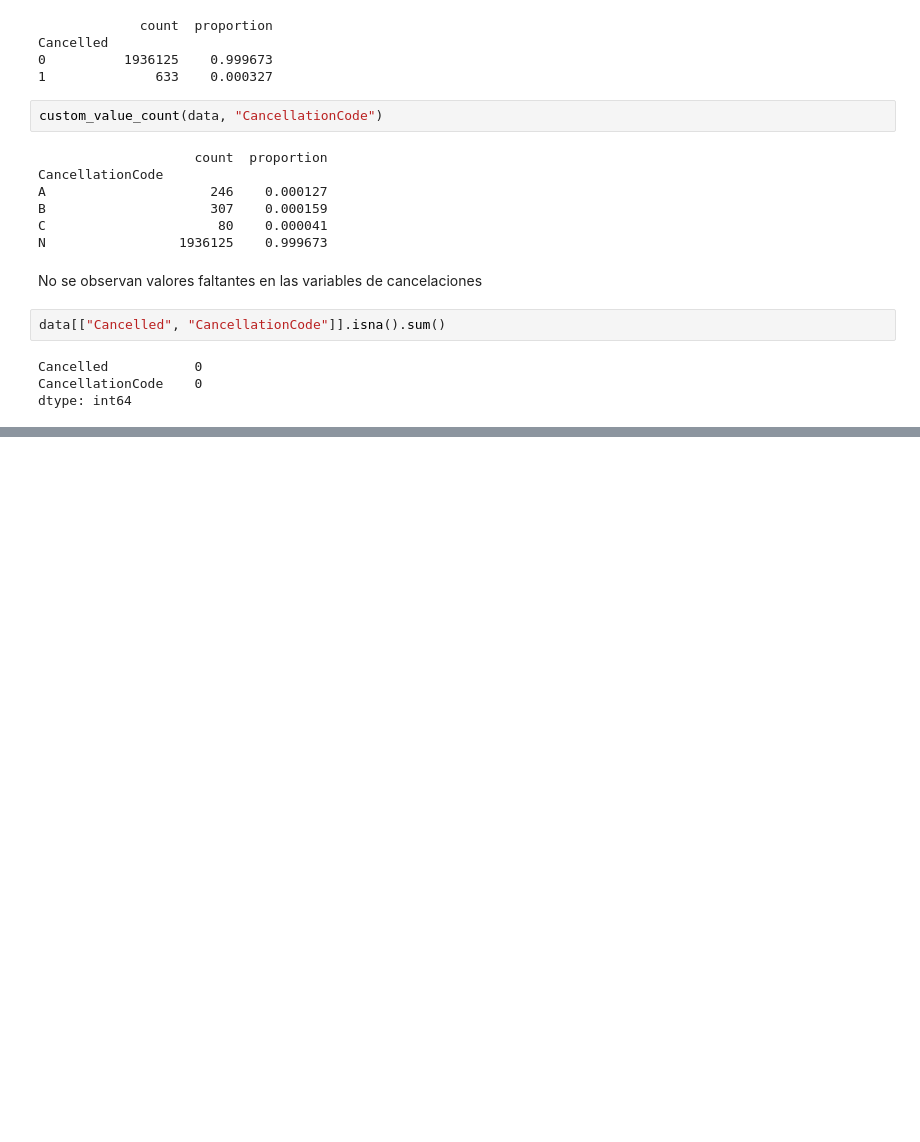
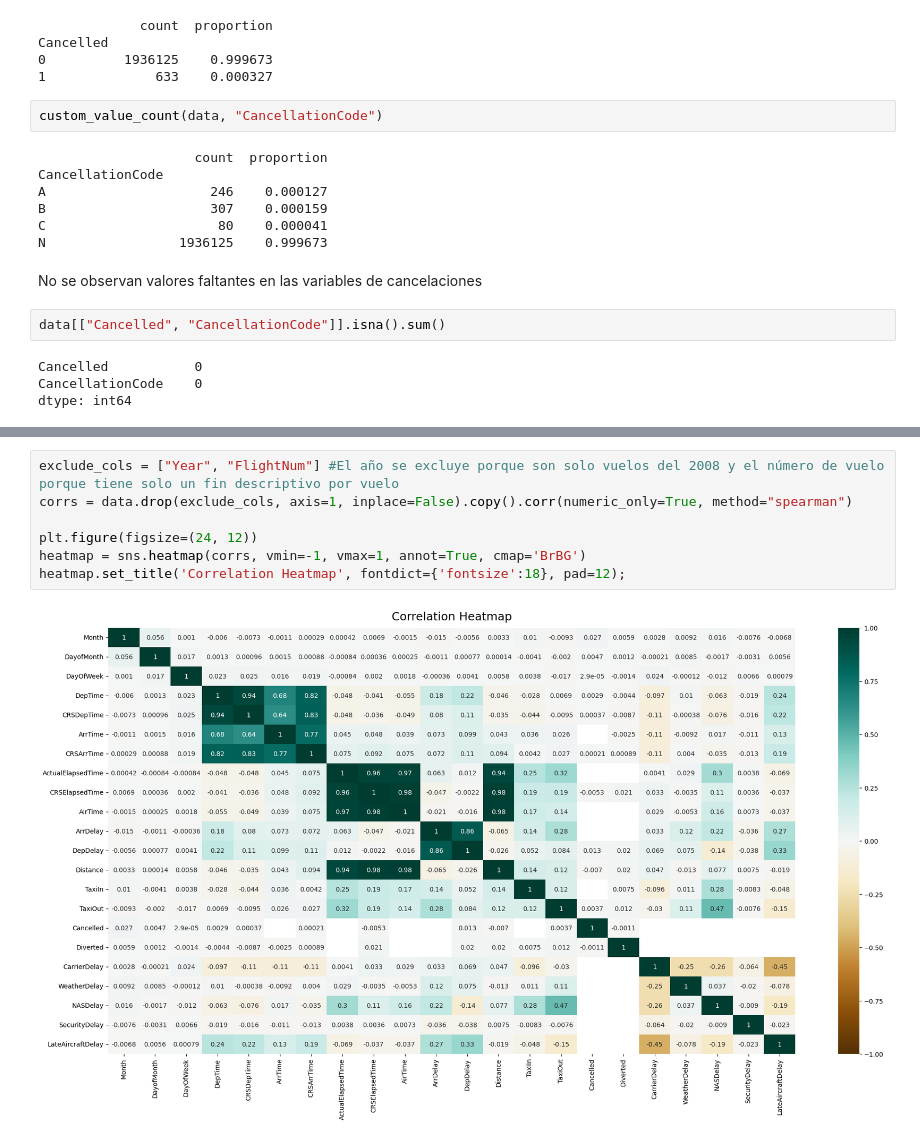
Before and after one commit to DiegoLeonG96/proyecto-pydatascience-udd, a Jupyter notebook: 01_Analisis_Exploratorio.ipynb, the cells around one changed output, grey strips where cells are left out. Drawn from its saved outputs; the diff is of its cells as text; blank space fills up the shorter version.

Commit message:
ADD: correlation matrix

```diff
--- a/01_Analisis_Exploratorio.ipynb
+++ b/01_Analisis_Exploratorio.ipynb
@@ -483,0 +488,9 @@ dtype: int64
+# %%
+exclude_cols = ["Year", "FlightNum"] #El año se excluye porque son solo vuelos del 2008 y el número de vuelo porque tiene solo un fin descriptivo por vuelo
+corrs = data.drop(exclude_cols, axis=1, inplace=False).copy().corr(numeric_only=True, method="spearman")
+
+plt.figure(figsize=(24, 12))
+heatmap = sns.heatmap(corrs, vmin=-1, vmax=1, annot=True, cmap='BrBG')
+heatmap.set_title('Correlation Heatmap', fontdict={'fontsize':18}, pad=12);
+# %% [output]
+[figure, added]
```
Also changed, not shown: parts of 3 cells of this notebook.
